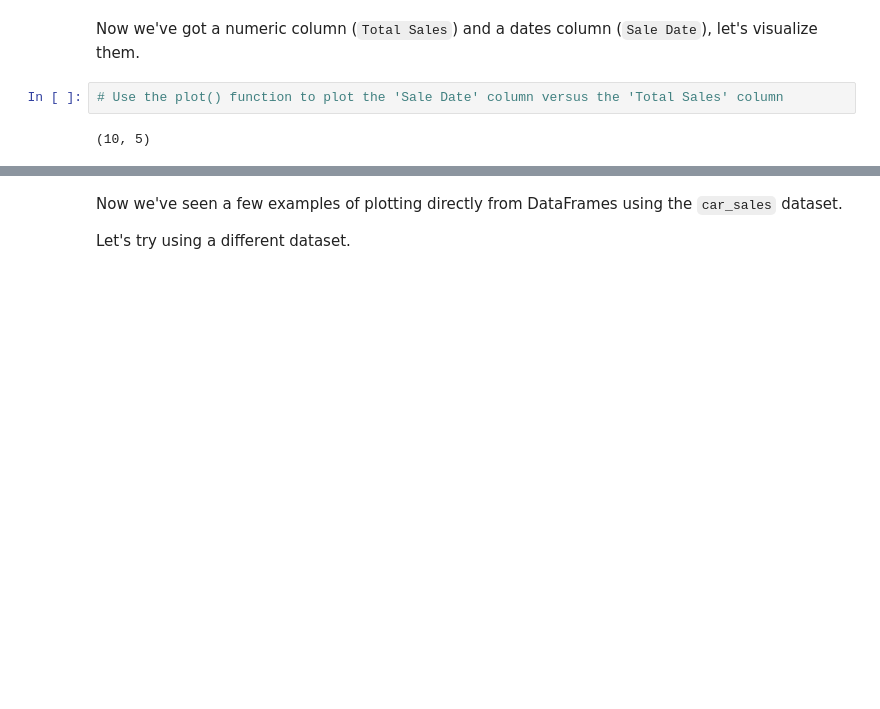
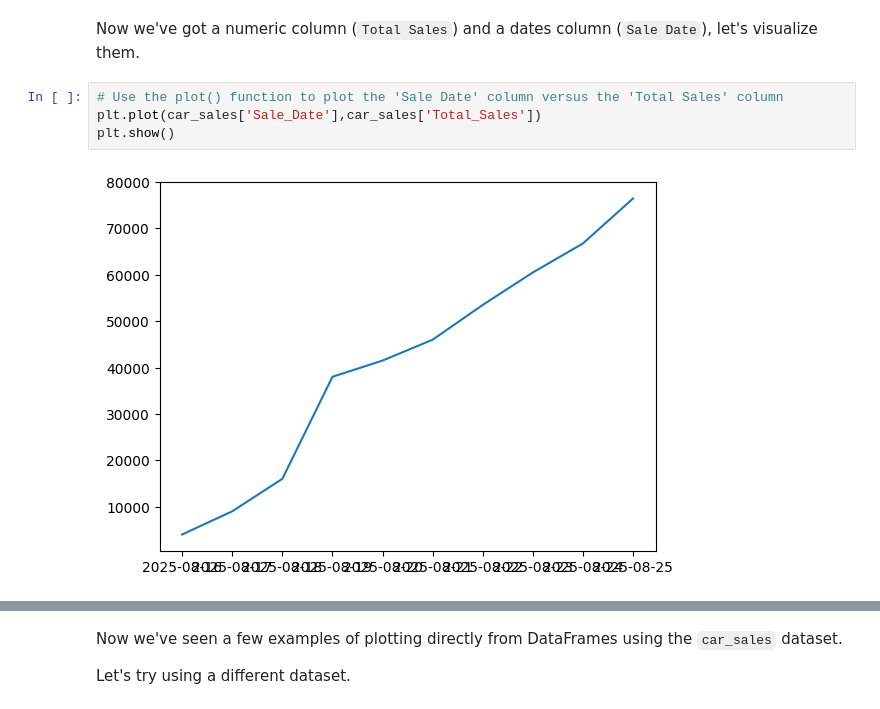
Before and after one commit to ahmeddiab1234/IEEE-CS--Amabsseador-AI-25, a Jupyter notebook: Task_09/matplotlib-exercises.ipynb, the cells around one changed output, grey strips where cells are left out. Saved outputs shown, nothing was run; the diff lists cells and outputs as text; blank space fills up the shorter version.

```diff
--- a/Task_09/matplotlib-exercises.ipynb
+++ b/Task_09/matplotlib-exercises.ipynb
@@ -310,7 +310,9 @@ car_sales.head()
 Now we've got a numeric column (`Total Sales`) and a dates column (`Sale Date`), let's visualize them.
 # %%
 # Use the plot() function to plot the 'Sale Date' column versus the 'Total Sales' column
+plt.plot(car_sales['Sale_Date'],car_sales['Total_Sales'])
+plt.show()
 # %% [output]
-(10, 5)
+[figure, added]
 # %%
 # Convert the 'Price' column to the integers
```
Also changed, not shown: parts of 20 cells of this notebook, 1 other file.
